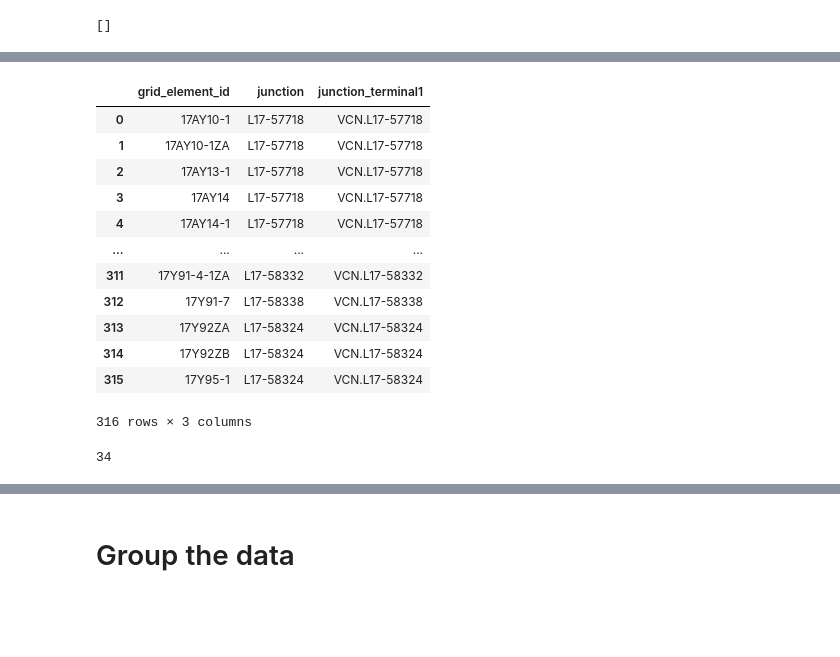
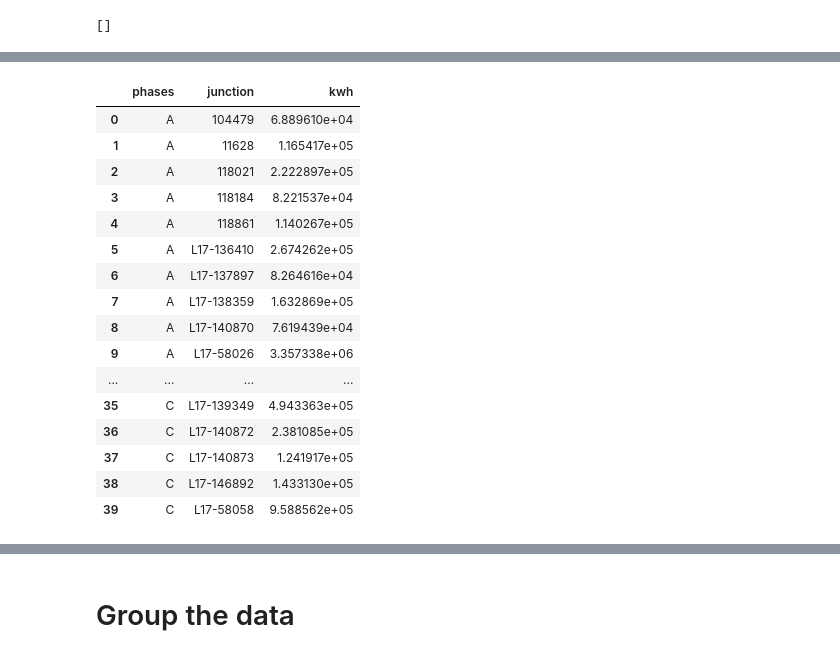
Before and after one commit to varunneelamana/M2PI_2024_Awesense_Team, a Jupyter notebook: meter_phase_imbalance_analysis.ipynb, the cells around one changed output, grey strips where cells are left out. Saved outputs shown, nothing was run; the diff lists cells and outputs as text; code cells hidden in the pictures; blank space fills up the shorter version.

```diff
--- a/meter_phase_imbalance_analysis.ipynb
+++ b/meter_phase_imbalance_analysis.ipynb
@@ -275,41 +271,44 @@ element_downstream
+# %%
+#grouping power consumption each junction
+meter_consumption_df.groupby(['phases', 'junction']).agg({'kwh': 'sum'}).reset_index()
+# %% [output]
+|  | phases | junction | kwh |
+| 0 | A | 104479 | 6.889610e+04 |
+| 1 | A | 11628 | 1.165417e+05 |
+| 2 | A | 118021 | 2.222897e+05 |
+| 3 | A | 118184 | 8.221537e+04 |
+| 4 | A | 118861 | 1.140267e+05 |
+| 5 | A | L17-136410 | 2.674262e+05 |
+| 6 | A | L17-137897 | 8.264616e+04 |
+| 7 | A | L17-138359 | 1.632869e+05 |
+| 8 | A | L17-140870 | 7.619439e+04 |
+| 9 | A | L17-58026 | 3.357338e+06 |
+| ... | ... | ... | ... |
+| 35 | C | L17-139349 | 4.943363e+05 |
+| 36 | C | L17-140872 | 2.381085e+05 |
+| 37 | C | L17-140873 | 1.241917e+05 |
+| 38 | C | L17-146892 | 1.433130e+05 |
+| 39 | C | L17-58058 | 9.588562e+05 |
 # %%
-# Algorithm for grouping the meters according to its closest junction
+# # Algorithm for grouping the meters according to its closest junction (root of subtree that starts )
 
-meter_terminals = []
+# meter_list = meter_consumption_df[meter_consumption_df['phases'].apply(lambda x: len(x)==1)]['grid_element_id'].unique()
 
-for meter in meter_list:
-    trace_element = element_downstream[element_downstream['grid_element_id']==meter]
-    junction = meter
-    terminal = ""
-    phase = "ABC"
+# meter_terminals = []
 
-    if len(trace_element['phases'].iloc[0])==1:
-        while len(trace_element['phases'].iloc[0])==1:
-            terminal = trace_element['terminal1_cn'].iloc[0]
-            trace_element = element_downstream[element_downstream['terminal2_cn']==terminal]
-        junction = trace_element['grid_element_id'].iloc[0]
-    else:
-        terminal = trace_element['terminal1_cn'].iloc[0]
+# for meter in meter_list:
+#     trace_element = element_downstream[element_downstream['grid_element_id']==meter]
 
-    meter_terminals.append([meter, junction, terminal])
+#     while len(trace_element['phases'].iloc[0])==1:
+#         last_trace_element = trace_element
+#         terminal = trace_element['terminal1_cn'].iloc[0]
+#         trace_element = element_downstream[element_downstream['terminal2_cn']==terminal]
 
-meter_group_df = pd.DataFrame(data=meter_terminals, columns=['grid_element_id', 'junction', 'junction_terminal1'])
-meter_group_df
+#     # junction = trace_element['grid_element_id'].iloc[0]
+#     junction = last_trace_element['grid_element_id'].iloc[0]
+#     # print(meter, last_trace_element)
+
+#     meter_terminals.append([meter, junction, terminal])
+
+# meter_group_df = pd.DataFrame(data=meter_terminals, columns=['grid_element_id', 'junction', 'junction_terminal1'])
+# meter_group_df
-# %% [output]
-|  | grid_element_id | junction | junction_terminal1 |
-| 0 | 17AY10-1 | L17-57718 | VCN.L17-57718 |
-| 1 | 17AY10-1ZA | L17-57718 | VCN.L17-57718 |
-| 2 | 17AY13-1 | L17-57718 | VCN.L17-57718 |
-| 3 | 17AY14 | L17-57718 | VCN.L17-57718 |
-| 4 | 17AY14-1 | L17-57718 | VCN.L17-57718 |
-| ... | ... | ... | ... |
-| 311 | 17Y91-4-1ZA | L17-58332 | VCN.L17-58332 |
-| 312 | 17Y91-7 | L17-58338 | VCN.L17-58338 |
-| 313 | 17Y92ZA | L17-58324 | VCN.L17-58324 |
-| 314 | 17Y92ZB | L17-58324 | VCN.L17-58324 |
-| 315 | 17Y95-1 | L17-58324 | VCN.L17-58324 |
-316 rows × 3 columns
-# %%
-len(meter_group_df['junction_terminal1'].unique())
-# %% [output]
-34
```
Also changed, not shown: parts of 14 cells of this notebook.
